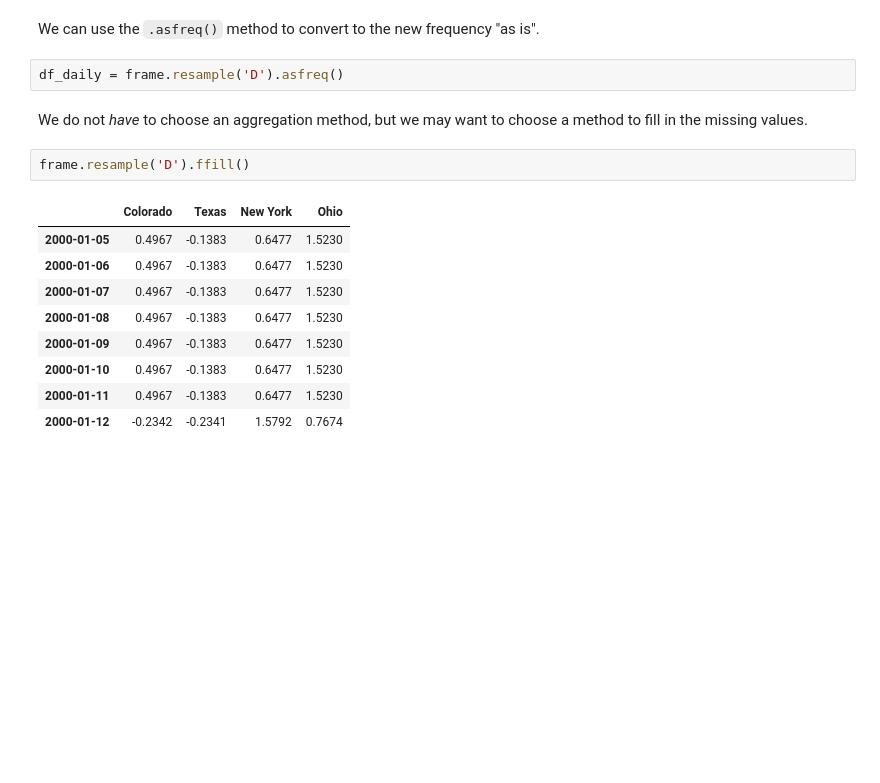
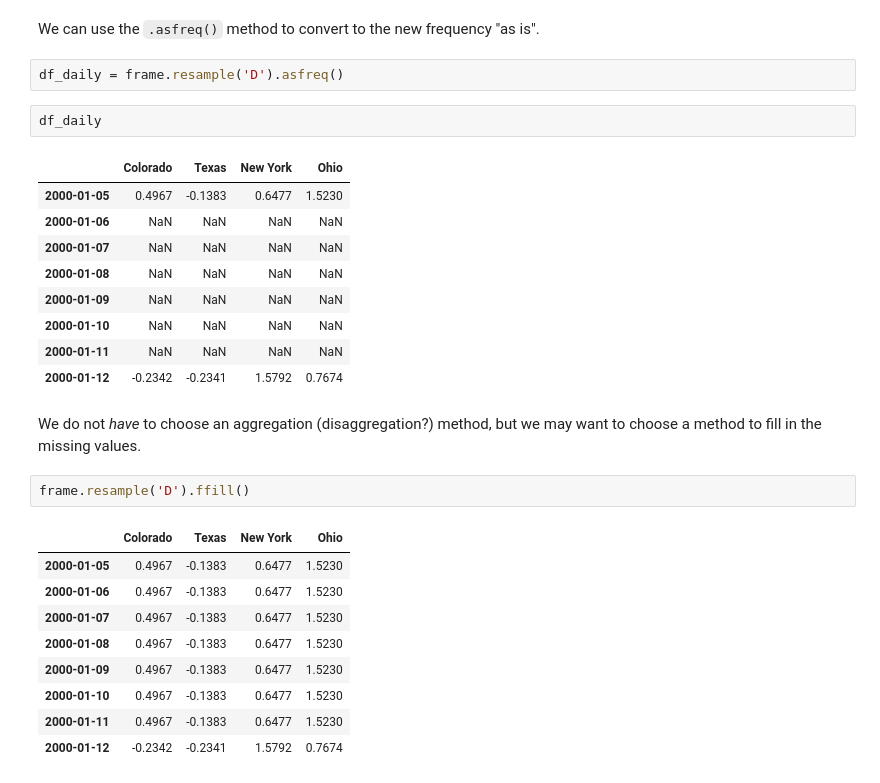
Before and after one commit to webclinic017/fina-4380-2022-fall-1, a Jupyter notebook: Notebooks/McKinney/mckinney-11.ipynb, the cells around one changed output. Cells and saved outputs as stored; diff of their text form; blank space fills up the shorter version.

```diff
--- a/Notebooks/McKinney/mckinney-11.ipynb
+++ b/Notebooks/McKinney/mckinney-11.ipynb
@@ -719,8 +747,20 @@ frame = pd.DataFrame(np.random.randn(2, 4),
 We can use the `.asfreq()` method to convert to the new frequency "as is".
 # %%
 df_daily = frame.resample('D').asfreq()
+# %%
+df_daily
+# %% [output]
+|  | Colorado | Texas | New York | Ohio |
+| 2000-01-05 | 0.4967 | -0.1383 | 0.6477 | 1.5230 |
+| 2000-01-06 | NaN | NaN | NaN | NaN |
+| 2000-01-07 | NaN | NaN | NaN | NaN |
+| 2000-01-08 | NaN | NaN | NaN | NaN |
+| 2000-01-09 | NaN | NaN | NaN | NaN |
+| 2000-01-10 | NaN | NaN | NaN | NaN |
+| 2000-01-11 | NaN | NaN | NaN | NaN |
+| 2000-01-12 | -0.2342 | -0.2341 | 1.5792 | 0.7674 |
 # %% [markdown]
-We do not *have* to choose an aggregation method, but we may want to choose a method to fill in the missing values.
+We do not *have* to choose an aggregation (disaggregation?) method, but we may want to choose a method to fill in the missing values.
 # %%
 frame.resample('D').ffill()
 # %% [output]
```
Also changed, not shown: parts of 25 cells of this notebook, 24 other files.
